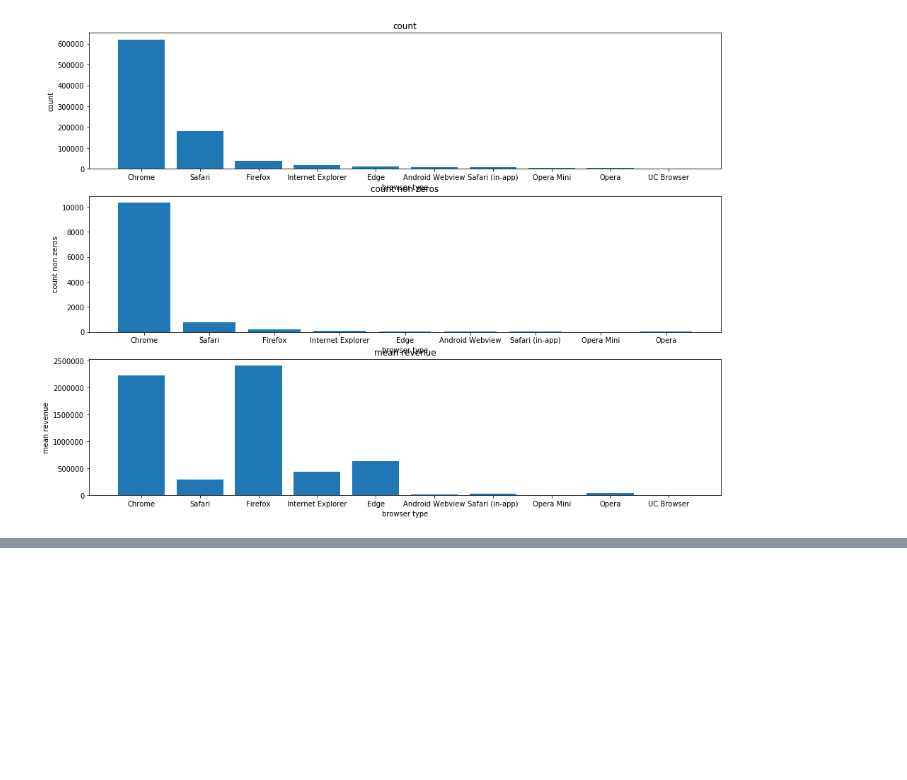
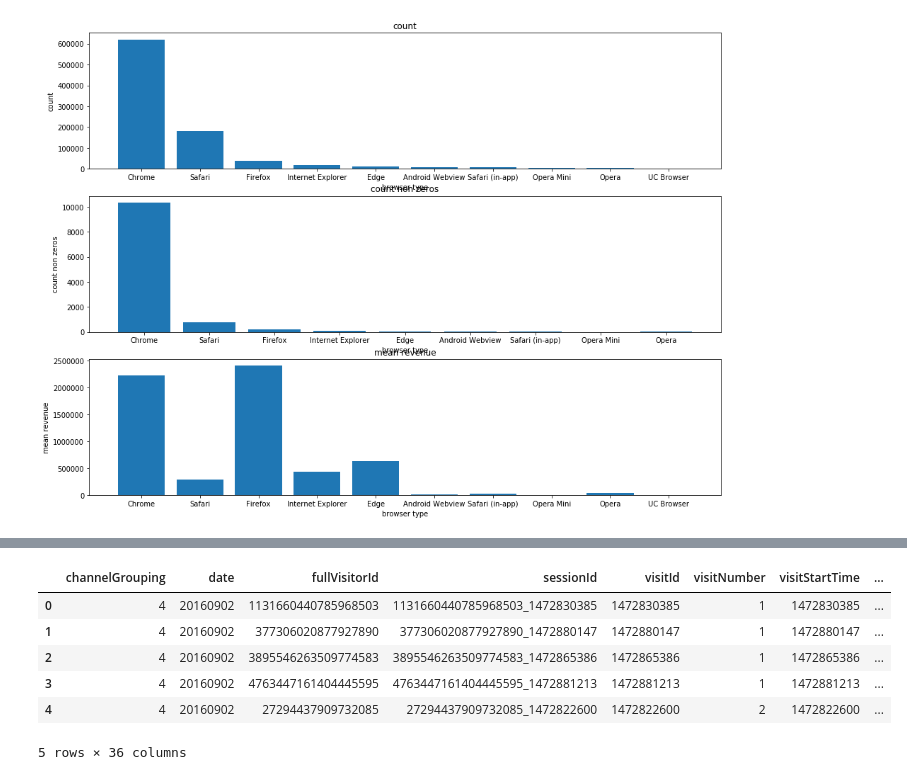
Before and after one commit to futai-lin/customer-revenue-prediction, a Jupyter notebook: baseline.ipynb, the cells around one changed output, grey strips where cells are left out. Drawn from its saved outputs; the diff is of its cells as text; code cells hidden in the pictures; blank space fills up the shorter version.

```diff
--- a/baseline.ipynb
+++ b/baseline.ipynb
@@ -136,0 +161,45 @@ Text(0.5,1,'mean revenue')
+# %%
+cat_columns = ['channelGrouping',
+             'device.browser',
+             'device.deviceCategory',
+             'device.operatingSystem',
+             'geoNetwork.city',
+             'geoNetwork.continent',
+             'geoNetwork.country',
+             'geoNetwork.metro',
+             'geoNetwork.networkDomain',
+             'geoNetwork.region',
+             'geoNetwork.subContinent',
+             'trafficSource.adContent',
+             'trafficSource.adwordsClickInfo.adNetworkType',
+             'trafficSource.adwordsClickInfo.gclId',
+             'trafficSource.adwordsClickInfo.isVideoAd',
+             'trafficSource.adwordsClickInfo.page',
+             'trafficSource.adwordsClickInfo.slot',
+             'trafficSource.campaign',
+             'trafficSource.campaignCode',
+             'trafficSource.isTrueDirect',
+             'trafficSource.keyword',
+             'trafficSource.medium',
+             'trafficSource.referralPath',
+             'trafficSource.source']
+# %%
+def encode_cat_columns(train_df, test_df, column_list):
+    for column in column_list:
+        lbl = preprocessing.LabelEncoder()
+        lbl.fit(list(train_df[column].values.astype('str')) + list(test_df[column].values.astype('str')))
+        train_df[column] = lbl.transform(list(train_df[column].values.astype('str')))
+        test_df[column] = lbl.transform(list(test_df[column].values.astype('str')))
+        return train_df, test_df
+# %%
+train_df, test_df = encode_cat_columns(train_df, test_df, cat_columns)
+# %%
+train_df.head()
+# %% [output]
+|  | channelGrouping | date | fullVisitorId | sessionId | visitId | visitNumber | visitStartTime | ... |
+| 0 | 4 | 20160902 | 1131660440785968503 | 1131660440785968503_1472830385 | 1472830385 | 1 | 1472830385 | ... |
+| 1 | 4 | 20160902 | 377306020877927890 | 377306020877927890_1472880147 | 1472880147 | 1 | 1472880147 | ... |
+| 2 | 4 | 20160902 | 3895546263509774583 | 3895546263509774583_1472865386 | 1472865386 | 1 | 1472865386 | ... |
+| 3 | 4 | 20160902 | 4763447161404445595 | 4763447161404445595_1472881213 | 1472881213 | 1 | 1472881213 | ... |
+| 4 | 4 | 20160902 | 27294437909732085 | 27294437909732085_1472822600 | 1472822600 | 2 | 1472822600 | ... |
+5 rows × 36 columns
```
Also changed, not shown: parts of 3 cells of this notebook.
